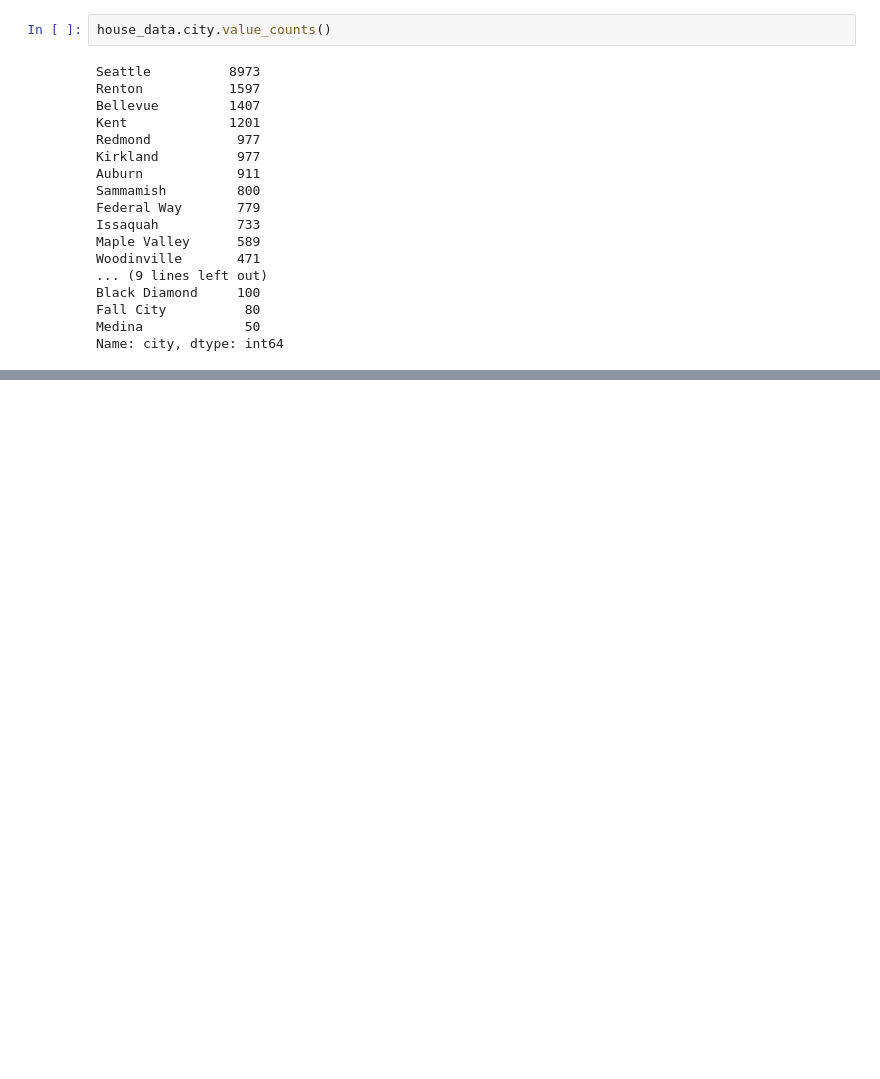
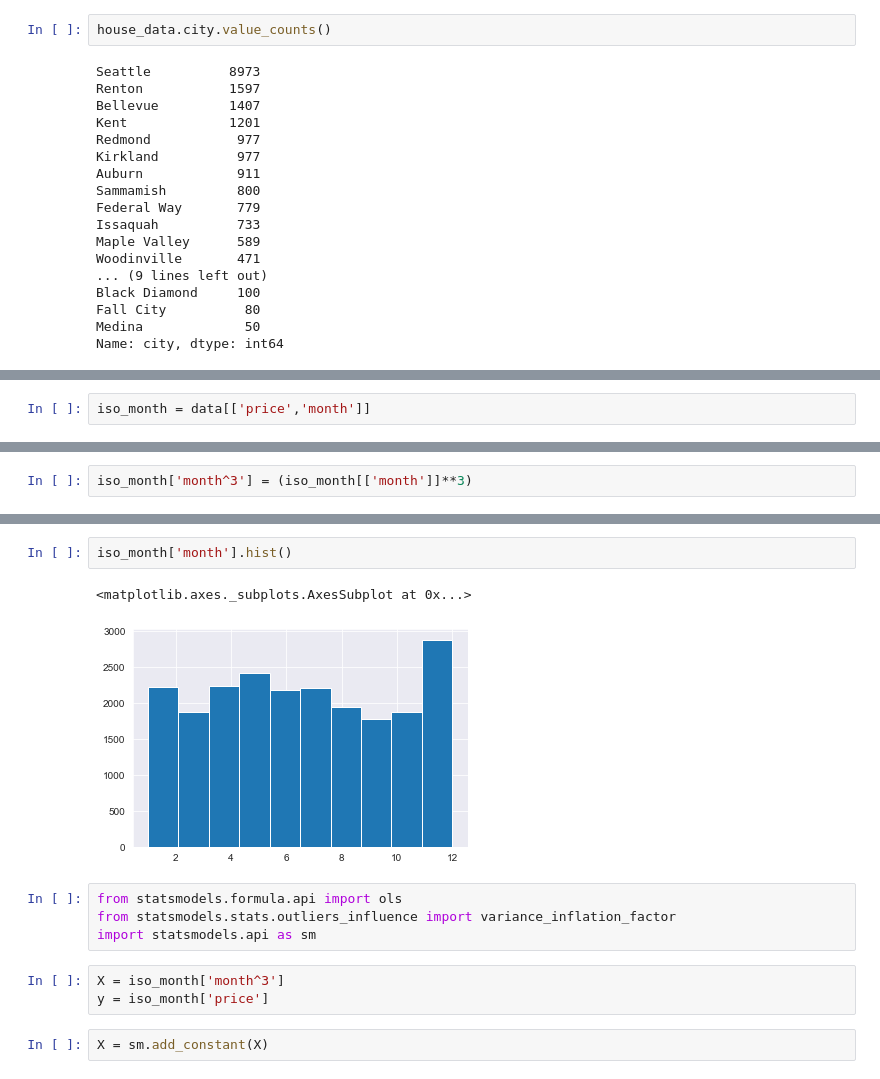
Before and after one commit to Stenke/King-County-Housing-Regression-Analysis, a Jupyter notebook: House(party)_Data-Clean-EDA.ipynb, the cells around one changed output, grey strips where cells are left out. Cells and saved outputs as stored; diff of their text form; blank space fills up the shorter version.

```diff
--- a/House(party)_Data-Clean-EDA.ipynb
+++ b/House(party)_Data-Clean-EDA.ipynb
@@ -653,0 +705,2 @@ Name: city, dtype: int64
+# %%
+iso_month = data[['price','month']]
@@ -653,0 +723,2 @@ Name: city, dtype: int64
+# %%
+iso_month['month^3'] = (iso_month[['month']]**3)
@@ -653,0 +747,14 @@ Name: city, dtype: int64
+# %%
+iso_month['month'].hist()
+# %% [output]
+<matplotlib.axes._subplots.AxesSubplot at 0x...>
+[figure, added]
+# %%
+from statsmodels.formula.api import ols
+from statsmodels.stats.outliers_influence import variance_inflation_factor
+import statsmodels.api as sm
+# %%
+X = iso_month['month^3']
+y = iso_month['price']
+# %%
+X = sm.add_constant(X)
```
Also changed, not shown: parts of 30 cells of this notebook, 8 other files.
